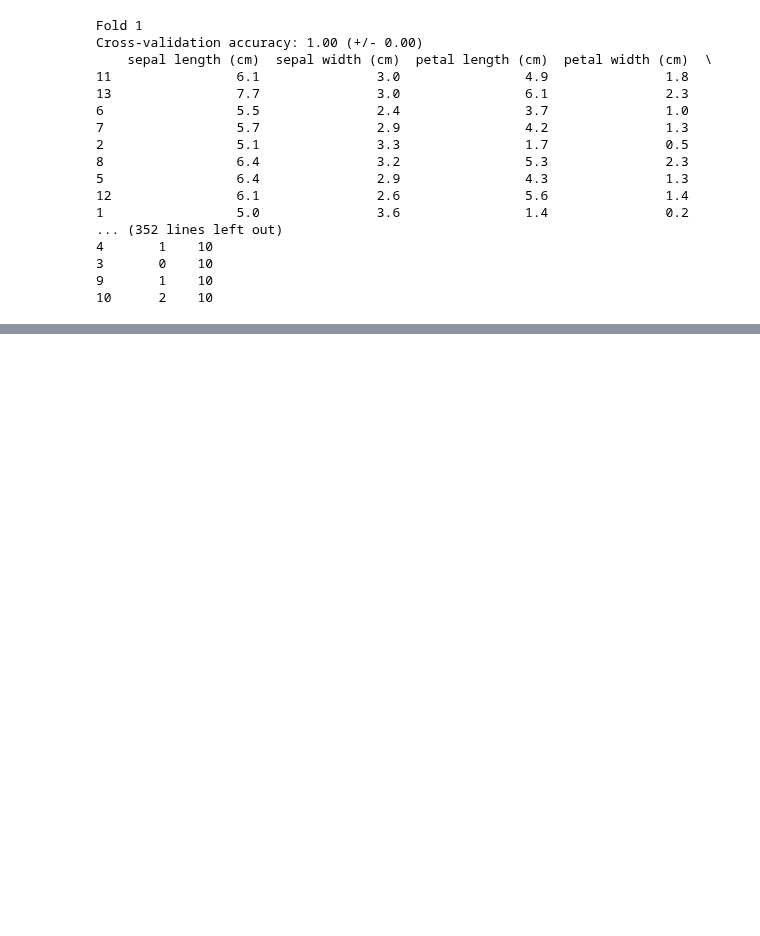
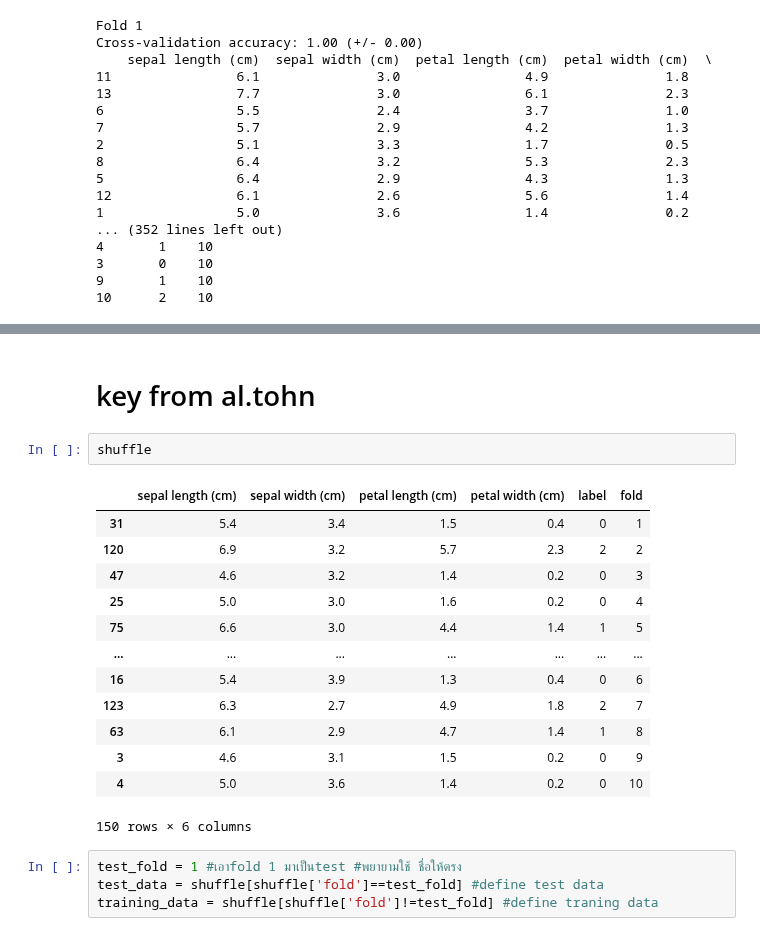
Before and after one commit to sucheerarighthere/bsc_dpdm22, a Jupyter notebook: Performace_Evaluation.ipynb, the cells around one changed output, grey strips where cells are left out. Drawn from its saved outputs; the diff is of its cells as text; blank space fills up the shorter version.

```diff
--- a/Performace_Evaluation.ipynb
+++ b/Performace_Evaluation.ipynb
@@ -317,0 +368,22 @@ Cross-validation accuracy: 1.00 (+/- 0.00)
+# %% [markdown]
+# key from al.tohn
+# %%
+shuffle
+# %% [output]
+|  | sepal length (cm) | sepal width (cm) | petal length (cm) | petal width (cm) | label | fold |
+| 31 | 5.4 | 3.4 | 1.5 | 0.4 | 0 | 1 |
+| 120 | 6.9 | 3.2 | 5.7 | 2.3 | 2 | 2 |
+| 47 | 4.6 | 3.2 | 1.4 | 0.2 | 0 | 3 |
+| 25 | 5.0 | 3.0 | 1.6 | 0.2 | 0 | 4 |
+| 75 | 6.6 | 3.0 | 4.4 | 1.4 | 1 | 5 |
+| ... | ... | ... | ... | ... | ... | ... |
+| 16 | 5.4 | 3.9 | 1.3 | 0.4 | 0 | 6 |
+| 123 | 6.3 | 2.7 | 4.9 | 1.8 | 2 | 7 |
+| 63 | 6.1 | 2.9 | 4.7 | 1.4 | 1 | 8 |
+| 3 | 4.6 | 3.1 | 1.5 | 0.2 | 0 | 9 |
+| 4 | 5.0 | 3.6 | 1.4 | 0.2 | 0 | 10 |
+150 rows × 6 columns
+# %%
+test_fold = 1 #เอาfold 1 มาเป็นtest #พยายามใช้ ชื่อให้ตรง
+test_data = shuffle[shuffle['fold']==test_fold] #define test data
+training_data = shuffle[shuffle['fold']!=test_fold] #define traning data
```
Also changed, not shown: parts of 14 cells of this notebook.
